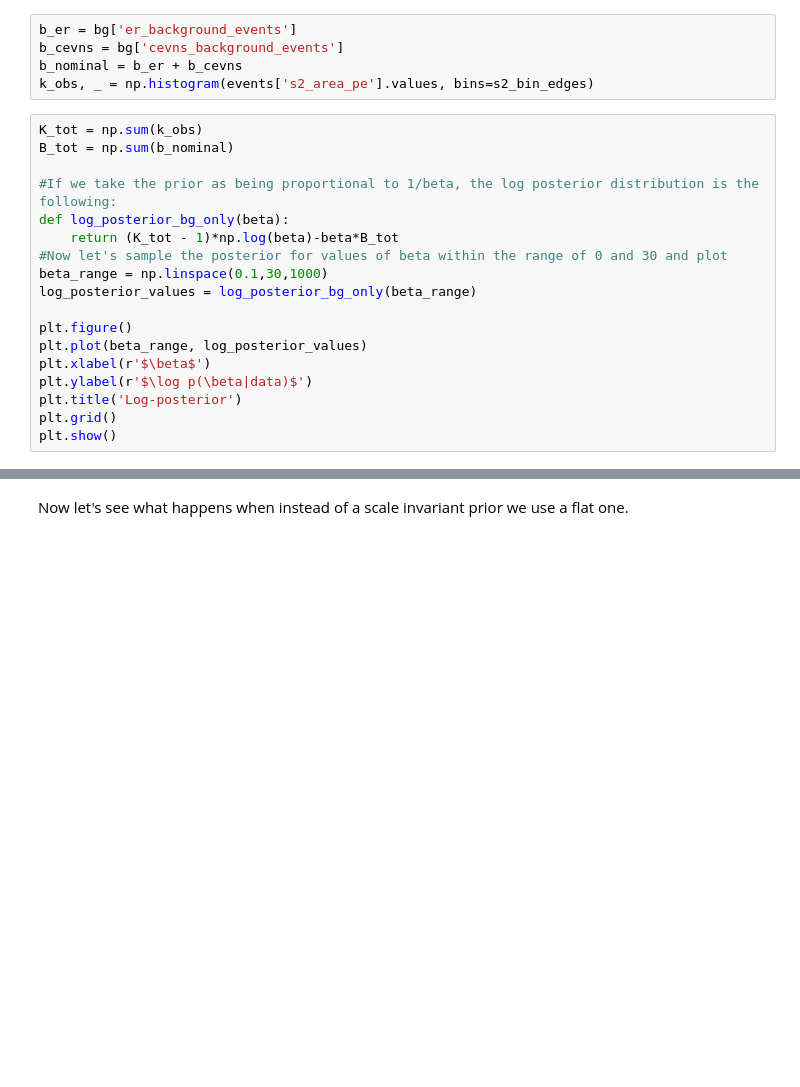
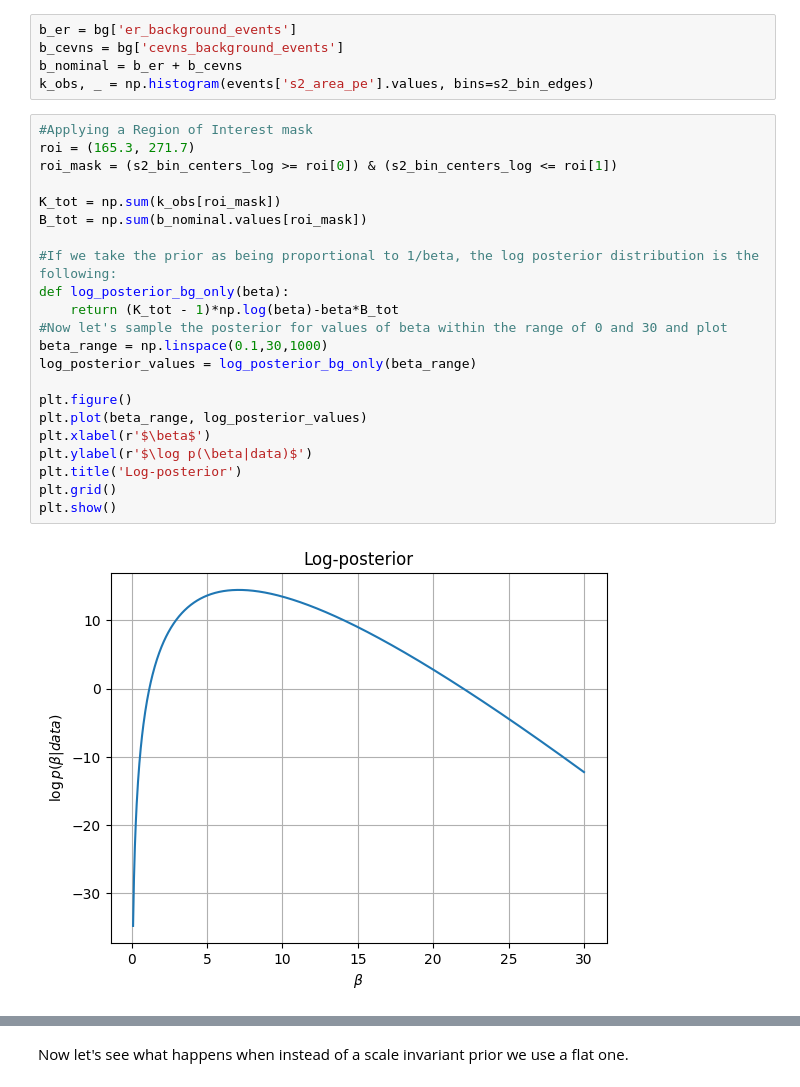
Before and after one commit to QuadroVert/DM1StatsGroupRepo2026, a Jupyter notebook: Background_fit.ipynb, the cells around one changed output, grey strips where cells are left out. Cells and saved outputs as stored; diff of their text form; blank space fills up the shorter version.

```diff
--- a/Background_fit.ipynb
+++ b/Background_fit.ipynb
@@ -25,23 +25,29 @@ b_cevns = bg['cevns_background_events']
 b_nominal = b_er + b_cevns
 k_obs, _ = np.histogram(events['s2_area_pe'].values, bins=s2_bin_edges)
 # %%
-K_tot = np.sum(k_obs)
-B_tot = np.sum(b_nominal)
+#Applying a Region of Interest mask
+roi = (165.3, 271.7)
+roi_mask = (s2_bin_centers_log >= roi[0]) & (s2_bin_centers_log <= roi[1])
+
+K_tot = np.sum(k_obs[roi_mask])
+B_tot = np.sum(b_nominal.values[roi_mask])
 
 #If we take the prior as being proportional to 1/beta, the log posterior distribution is the following:
 def log_posterior_bg_only(beta):
     return (K_tot - 1)*np.log(beta)-beta*B_tot
 #Now let's sample the posterior for values of beta within the range of 0 and 30 and plot
 beta_range = np.linspace(0.1,30,1000)
 log_posterior_values = log_posterior_bg_only(beta_range)
 
 plt.figure()
 plt.plot(beta_range, log_posterior_values)
 plt.xlabel(r'$\beta$')
 plt.ylabel(r'$\log p(\beta|data)$')
 plt.title('Log-posterior')
 plt.grid()
 plt.show()
+# %% [output]
+[figure, added]
 # %%
 
 
```
Also changed, not shown: parts of 4 cells of this notebook, 1 other file.
